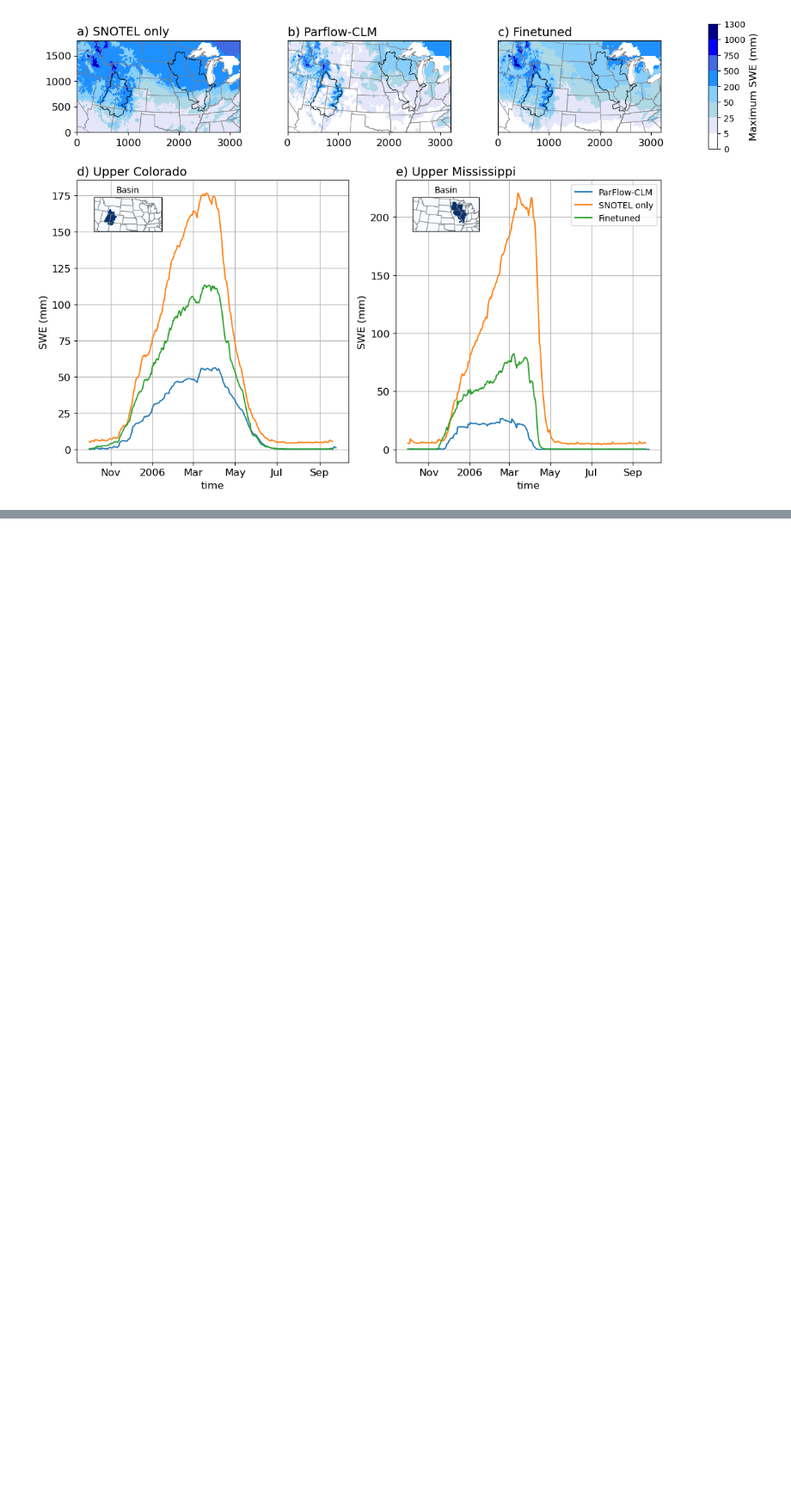
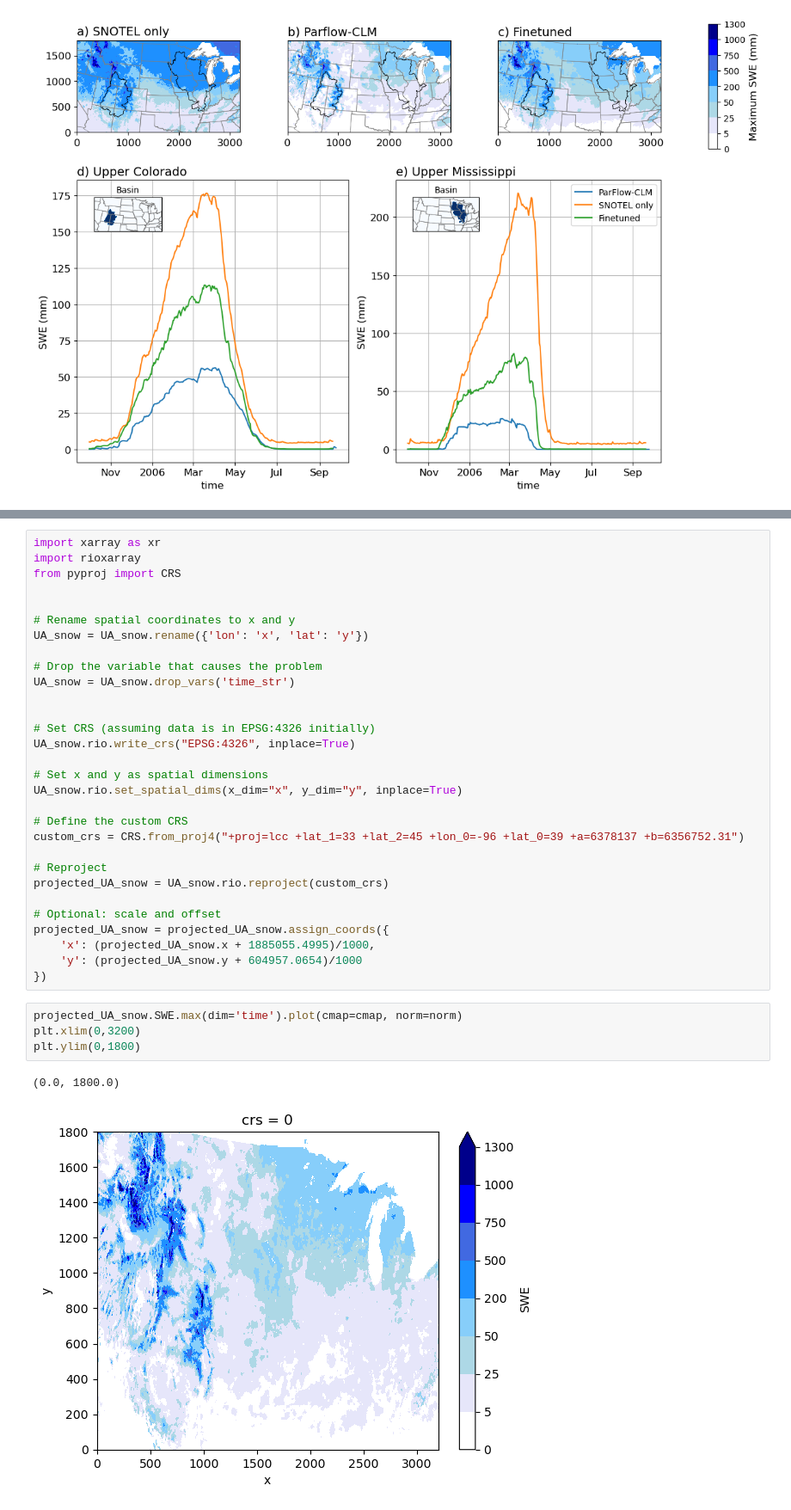
Before and after one commit to ldelafue/SWE_SNOTEL_PARFLOW, a Jupyter notebook: Analysis/Figures_paper.ipynb, the cells around one changed output, grey strips where cells are left out. Shown at 86% size. Drawn from its saved outputs; the diff is of its cells as text; blank space fills up the shorter version.

```diff
--- a/Analysis/Figures_paper.ipynb
+++ b/Analysis/Figures_paper.ipynb
@@ -692,0 +769,37 @@ plt.savefig('Fig5.jpg', bbox_inches='tight', pad_inches=0.1)
+# %%
+import xarray as xr
+import rioxarray
+from pyproj import CRS
+
+
+# Rename spatial coordinates to x and y
+UA_snow = UA_snow.rename({'lon': 'x', 'lat': 'y'})
+
+# Drop the variable that causes the problem
+UA_snow = UA_snow.drop_vars('time_str')
+
+
+# Set CRS (assuming data is in EPSG:4326 initially)
+UA_snow.rio.write_crs("EPSG:4326", inplace=True)
+
+# Set x and y as spatial dimensions
+UA_snow.rio.set_spatial_dims(x_dim="x", y_dim="y", inplace=True)
+
+# Define the custom CRS
+custom_crs = CRS.from_proj4("+proj=lcc +lat_1=33 +lat_2=45 +lon_0=-96 +lat_0=39 +a=6378137 +b=6356752.31")
+
+# Reproject
+projected_UA_snow = UA_snow.rio.reproject(custom_crs)
+
+# Optional: scale and offset
+projected_UA_snow = projected_UA_snow.assign_coords({
+    'x': (projected_UA_snow.x + 1885055.4995)/1000,
+    'y': (projected_UA_snow.y + 604957.0654)/1000
+})
+# %%
+projected_UA_snow.SWE.max(dim='time').plot(cmap=cmap, norm=norm)
+plt.xlim(0,3200)
+plt.ylim(0,1800)
+# %% [output]
+(0.0, 1800.0)
+[figure, added]
```
Also changed, not shown: parts of 7 cells of this notebook, 3 other files.
